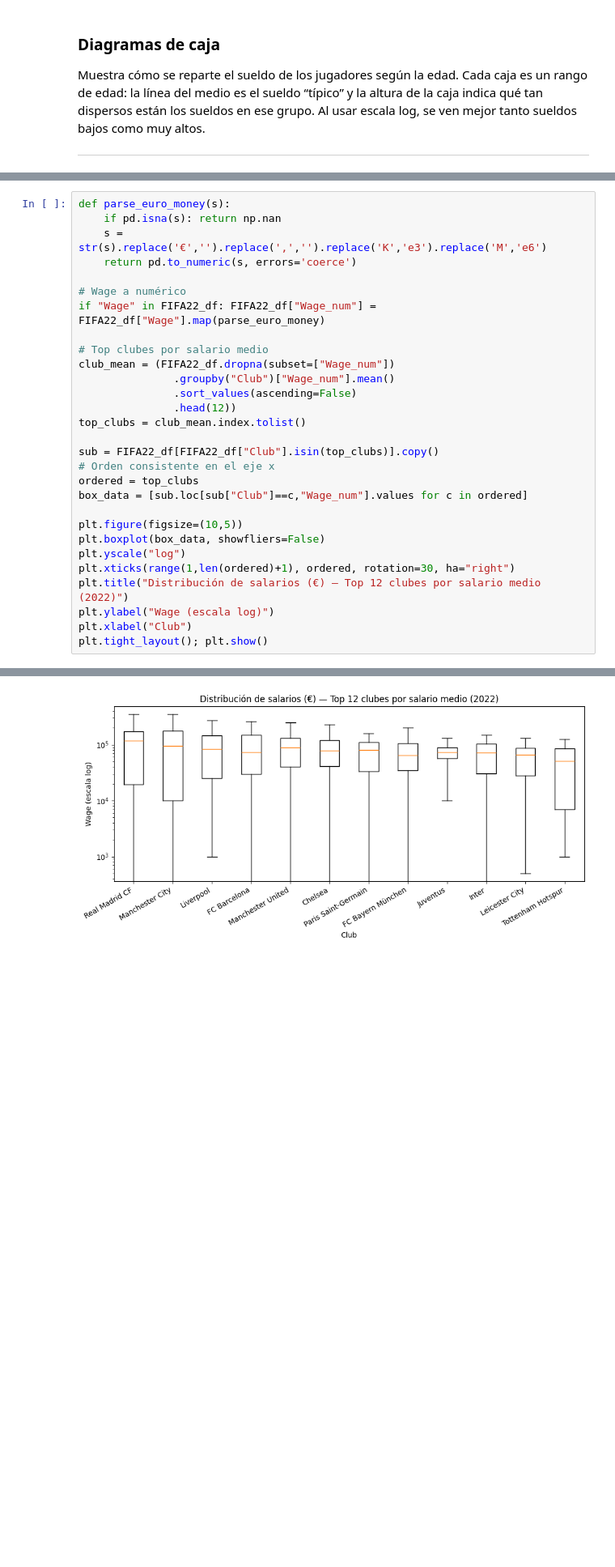
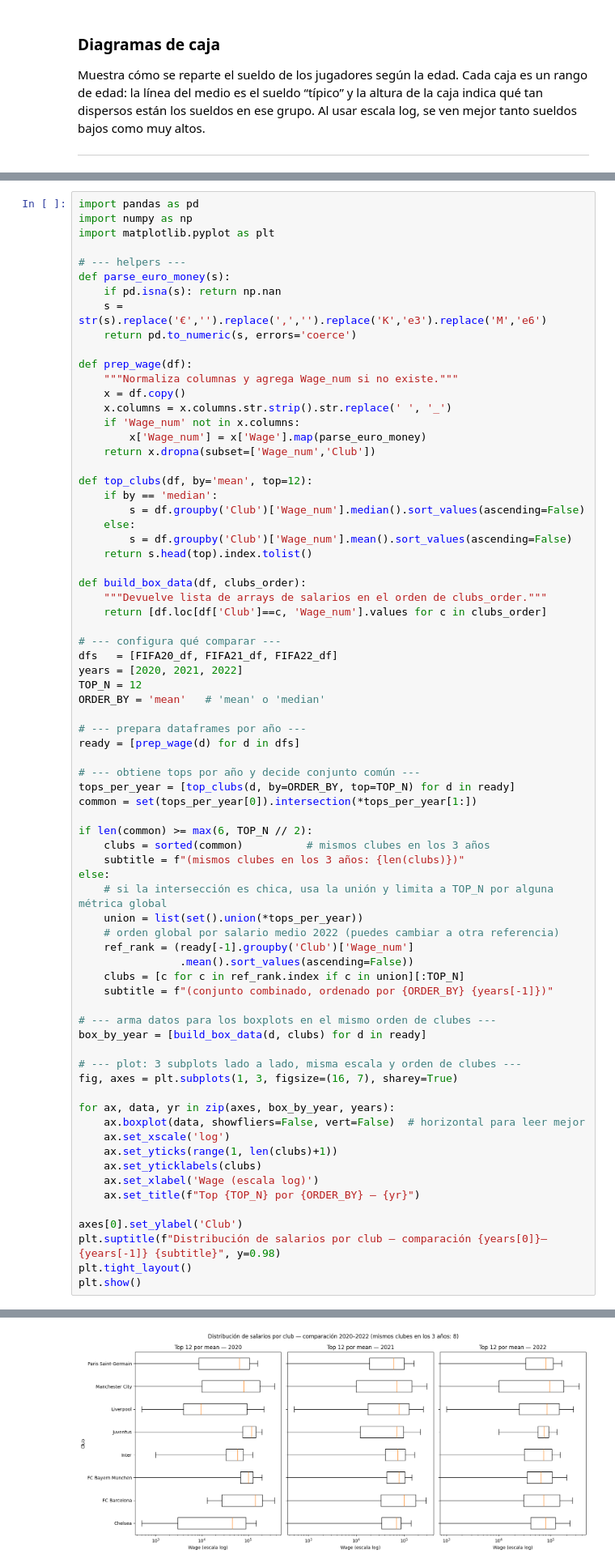
Before and after one commit to BrandonLCC/FIFA_ML_Kedro, a Jupyter notebook: machine-learning-project/notebooks/2_Data_Understanding.ipynb, the cells around one changed output, grey strips where cells are left out. Shown at 81% size. Cells and saved outputs as stored; diff of their text form; blank space fills up the shorter version.

```diff
--- a/machine-learning-project/notebooks/2_Data_Understanding.ipynb
+++ b/machine-learning-project/notebooks/2_Data_Understanding.ipynb
@@ -522,33 +685,77 @@ El boxplot muestra cuánto les queda por mejorar a los jugadores según su edad.
 # %%
+import pandas as pd
+import numpy as np
+import matplotlib.pyplot as plt
+
+# --- helpers ---
 def parse_euro_money(s):
     if pd.isna(s): return np.nan
     s = str(s).replace('€','').replace(',','').replace('K','e3').replace('M','e6')
     return pd.to_numeric(s, errors='coerce')
 
-# Wage a numérico
-if "Wage" in FIFA22_df: FIFA22_df["Wage_num"] = FIFA22_df["Wage"].map(parse_euro_money)
+def prep_wage(df):
+    """Normaliza columnas y agrega Wage_num si no existe."""
+    x = df.copy()
+    x.columns = x.columns.str.strip().str.replace(' ', '_')
+    if 'Wage_num' not in x.columns:
+        x['Wage_num'] = x['Wage'].map(parse_euro_money)
+    return x.dropna(subset=['Wage_num','Club'])
 
-# Top clubes por salario medio
-club_mean = (FIFA22_df.dropna(subset=["Wage_num"])
-               .groupby("Club")["Wage_num"].mean()
-               .sort_values(ascending=False)
-               .head(12))
-top_clubs = club_mean.index.tolist()
+def top_clubs(df, by='mean', top=12):
+    if by == 'median':
+        s = df.groupby('Club')['Wage_num'].median().sort_values(ascending=False)
+    else:
+        s = df.groupby('Club')['Wage_num'].mean().sort_values(ascending=False)
+    return s.head(top).index.tolist()
 
-sub = FIFA22_df[FIFA22_df["Club"].isin(top_clubs)].copy()
-# Orden consistente en el eje x
-ordered = top_clubs
-box_data = [sub.loc[sub["Club"]==c,"Wage_num"].values for c in ordered]
+def build_box_data(df, clubs_order):
+    """Devuelve lista de arrays de salarios en el orden de clubs_order."""
+    return [df.loc[df['Club']==c, 'Wage_num'].values for c in clubs_order]
 
-plt.figure(figsize=(10,5))
-plt.boxplot(box_data, showfliers=False)
-plt.yscale("log")
-plt.xticks(range(1,len(ordered)+1), ordered, rotation=30, ha="right")
-plt.title("Distribución de salarios (€) — Top 12 clubes por salario medio (2022)")
-plt.ylabel("Wage (escala log)")
-plt.xlabel("Club")
-plt.tight_layout(); plt.show()
+# --- configura qué comparar ---
+dfs   = [FIFA20_df, FIFA21_df, FIFA22_df]
+years = [2020, 2021, 2022]
+TOP_N = 12
+ORDER_BY = 'mean'   # 'mean' o 'median'
+
+# --- prepara dataframes por año ---
+ready = [prep_wage(d) for d in dfs]
+
+# --- obtiene tops por año y decide conjunto común ---
+tops_per_year = [top_clubs(d, by=ORDER_BY, top=TOP_N) for d in ready]
+common = set(tops_per_year[0]).intersection(*tops_per_year[1:])
+
+if len(common) >= max(6, TOP_N // 2):
+    clubs = sorted(common)          # mismos clubes en los 3 años
+    subtitle = f"(mismos clubes en los 3 años: {len(clubs)})"
+else:
+    # si la intersección es chica, usa la unión y limita a TOP_N por alguna métrica global
+    union = list(set().union(*tops_per_year))
+    # orden global por salario medio 2022 (puedes cambiar a otra referencia)
+    ref_rank = (ready[-1].groupby('Club')['Wage_num']
+                .mean().sort_values(ascending=False))
+    clubs = [c for c in ref_rank.index if c in union][:TOP_N]
+    subtitle = f"(conjunto combinado, ordenado por {ORDER_BY} {years[-1]})"
+
+# --- arma datos para los boxplots en el mismo orden de clubes ---
+box_by_year = [build_box_data(d, clubs) for d in ready]
+
+# --- plot: 3 subplots lado a lado, misma escala y orden de clubes ---
+fig, axes = plt.subplots(1, 3, figsize=(16, 7), sharey=True)
+
+for ax, data, yr in zip(axes, box_by_year, years):
+    ax.boxplot(data, showfliers=False, vert=False)  # horizontal para leer mejor
+    ax.set_xscale('log')
+    ax.set_yticks(range(1, len(clubs)+1))
+    ax.set_yticklabels(clubs)
+    ax.set_xlabel('Wage (escala log)')
+    ax.set_title(f"Top {TOP_N} por {ORDER_BY} — {yr}")
+
+axes[0].set_ylabel('Club')
+plt.suptitle(f"Distribución de salarios por club — comparación {years[0]}–{years[-1]} {subtitle}", y=0.98)
+plt.tight_layout()
+plt.show()
 # %% [output]
 [interactive output not drawn]
-[figure, old version]
+[figure, new version]
 # %% [markdown]
```
Also changed, not shown: parts of 7 cells of this notebook.
